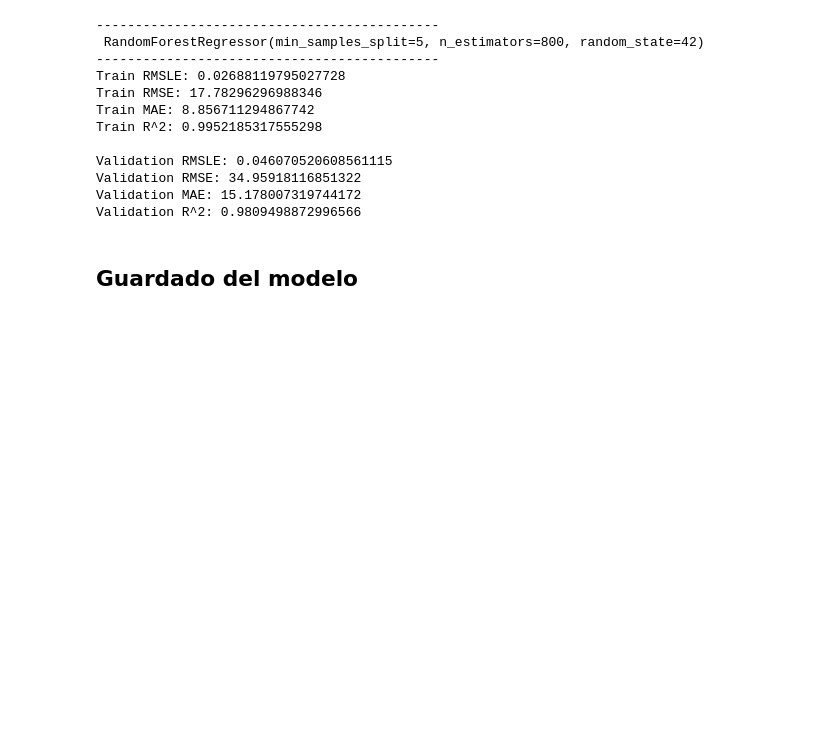
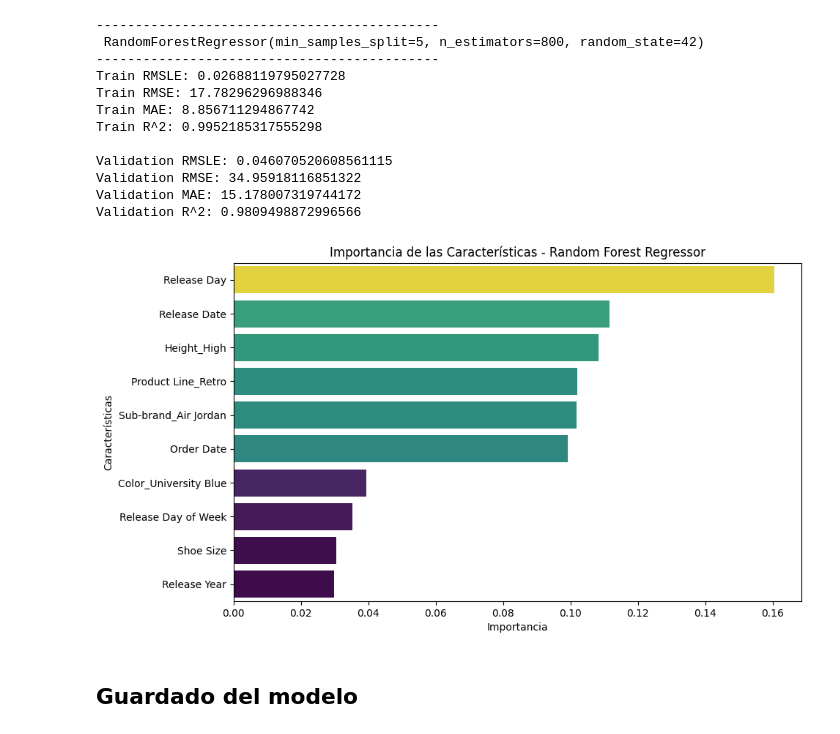
Before and after one commit to adrian-nf/SneakersPricePrediction, a Jupyter notebook: notebooks/train_model.ipynb, the cells around one changed output. Saved outputs shown, nothing was run; the diff lists cells and outputs as text; code cells hidden in the pictures; blank space fills up the shorter version.

```diff
--- a/notebooks/train_model.ipynb
+++ b/notebooks/train_model.ipynb
@@ -235,6 +208,22 @@ Validation RMSLE: 0.046070520608561115
 Validation RMSE: 34.95918116851322
 Validation MAE: 15.178007319744172
 Validation R^2: 0.9809498872996566
+# %%
+importances = clf.feature_importances_
+features = X_train_full.columns
+
+importance_df = pd.DataFrame({'Feature': features, 'Importance': importances})
+
+importance_df = importance_df.sort_values(by='Importance', ascending=False).head(10)
+
+plt.figure(figsize=(10, 6))
+sns.barplot(data=importance_df, x='Importance', y='Feature', hue='Importance', palette='viridis', legend=False)
+plt.title('Importancia de las Características - Random Forest Regressor')
+plt.xlabel('Importancia')
+plt.ylabel('Características')
+plt.show()
+# %% [output]
+[figure, added]
 # %% [markdown]
 ## Guardado del modelo
 # %%
```
Also changed, not shown: parts of 9 cells of this notebook, 15 other files.
